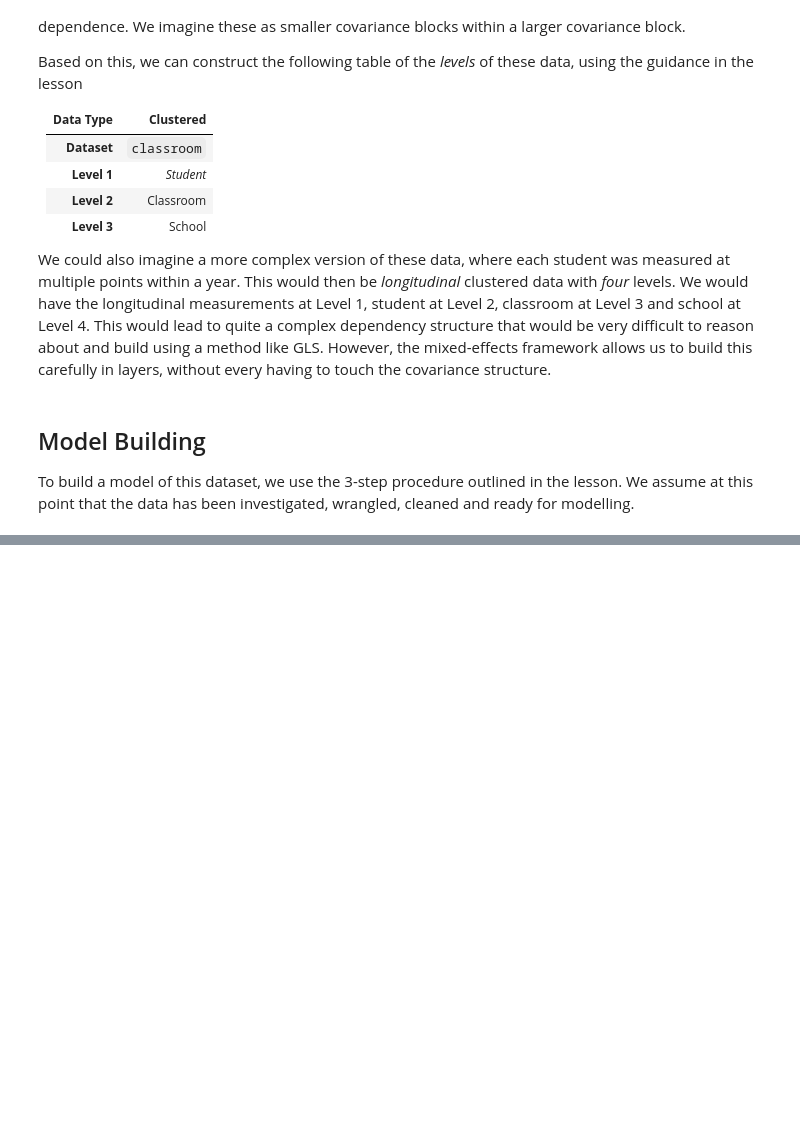
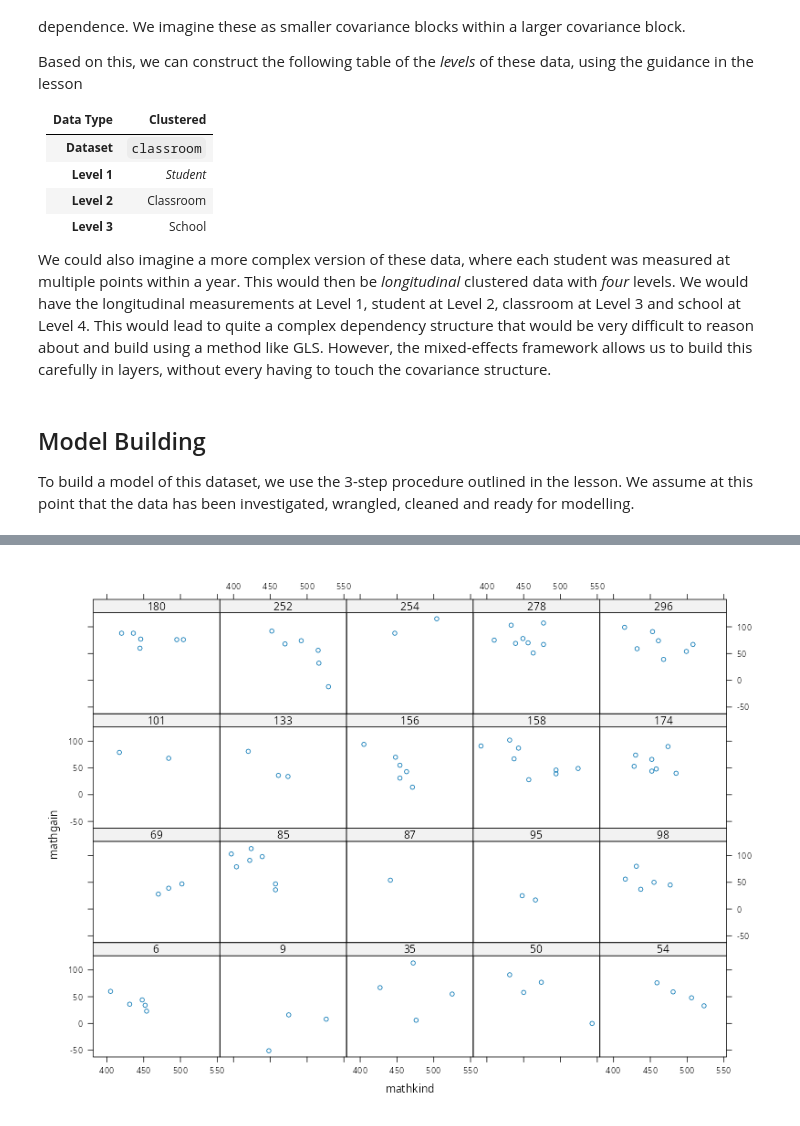
Before and after one commit to PCHN63112-Mixed-Models/mixed-effects-advanced, a Jupyter notebook: _build/html/_sources/workshops/school-workshop.ipynb, the cells around one changed output, grey strips where cells are left out. Saved outputs shown, nothing was run; the diff lists cells and outputs as text; code cells hidden in the pictures; blank space fills up the shorter version.

```diff
--- a/_build/html/_sources/workshops/school-workshop.ipynb
+++ b/_build/html/_sources/workshops/school-workshop.ipynb
@@ -195,0 +253,7 @@ We can now reason more carefully about all these terms.
+# %%
+xyplot(mathgain ~ mathkind | classid,              # x-axis=mathkind, panels=classroom
+  data = subset(classroom, classid %in% keep.IDs), # only random class IDs
+  type = "p",                                      # points (not joined)
+)
+# %% [output]
+[figure, added]
```
Also changed, not shown: parts of 20 cells of this notebook, 12 other files.
